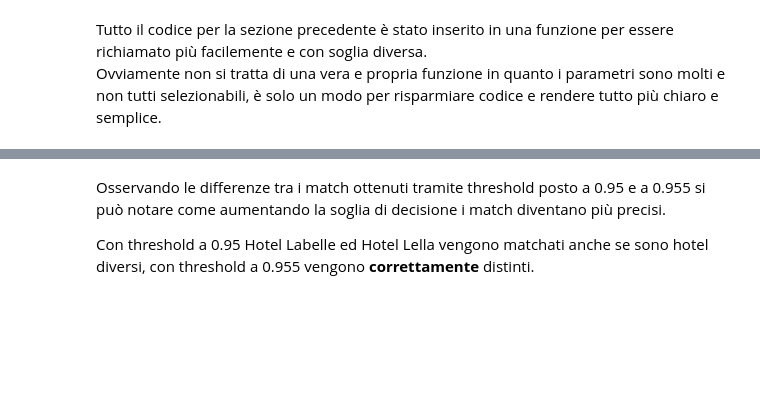
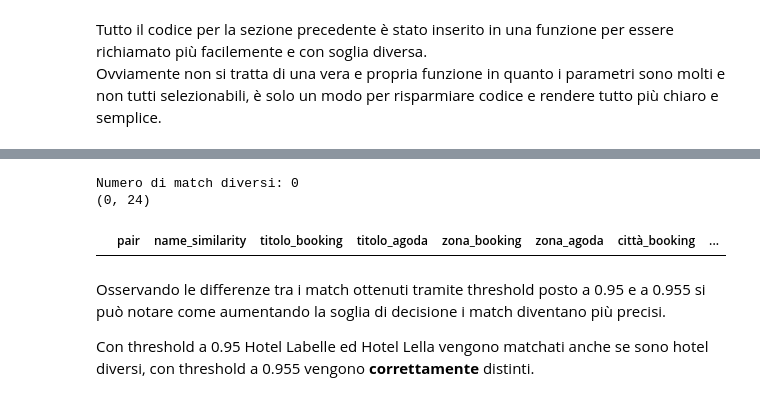
Before and after one commit to mattiamanna2203/RecordLinkage, a Jupyter notebook: RecordLinkage.ipynb, the cells around one changed output, grey strips where cells are left out. Drawn from its saved outputs; the diff is of its cells as text; code cells hidden in the pictures; blank space fills up the shorter version.

```diff
--- a/RecordLinkage.ipynb
+++ b/RecordLinkage.ipynb
@@ -241,3 +234,17 @@ differenza_1_new
+# %%
+# Modo per individuare i match diversi
+#differenza_1_new = output_city_titolo_different_threshold[~output_city_titolo_different_threshold['pair'].isin(match['pair'])]
+match_diversi = list(set(match.pair).difference(set(output_0955.pair)))
+print(f"Numero di match diversi: {len(match_diversi)}")
+
+
+match_diversi_df = match[match["pair"].isin(match_diversi)]
+print(match_diversi_df.shape)
+display(match_diversi_df)
+# %% [output]
+Numero di match diversi: 0
+(0, 24)
+|  | pair | name_similarity | titolo_booking | titolo_agoda | zona_booking | zona_agoda | città_booking | ... |
 # %% [markdown]
 Osservando le differenze tra i match ottenuti tramite threshold posto a 0.95 e a 0.955 si può notare come aumentando la soglia di decisione
 i match diventano più precisi.
```
Also changed, not shown: parts of 79 cells of this notebook, 8 other files.
